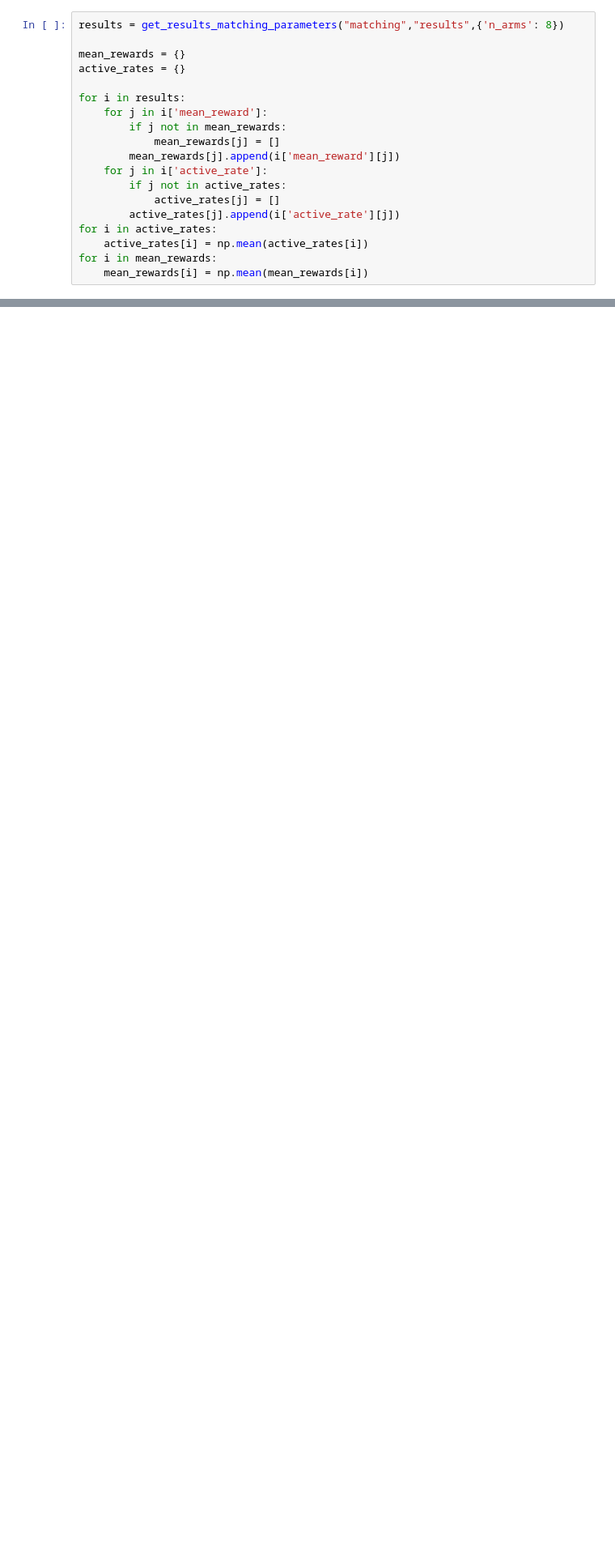
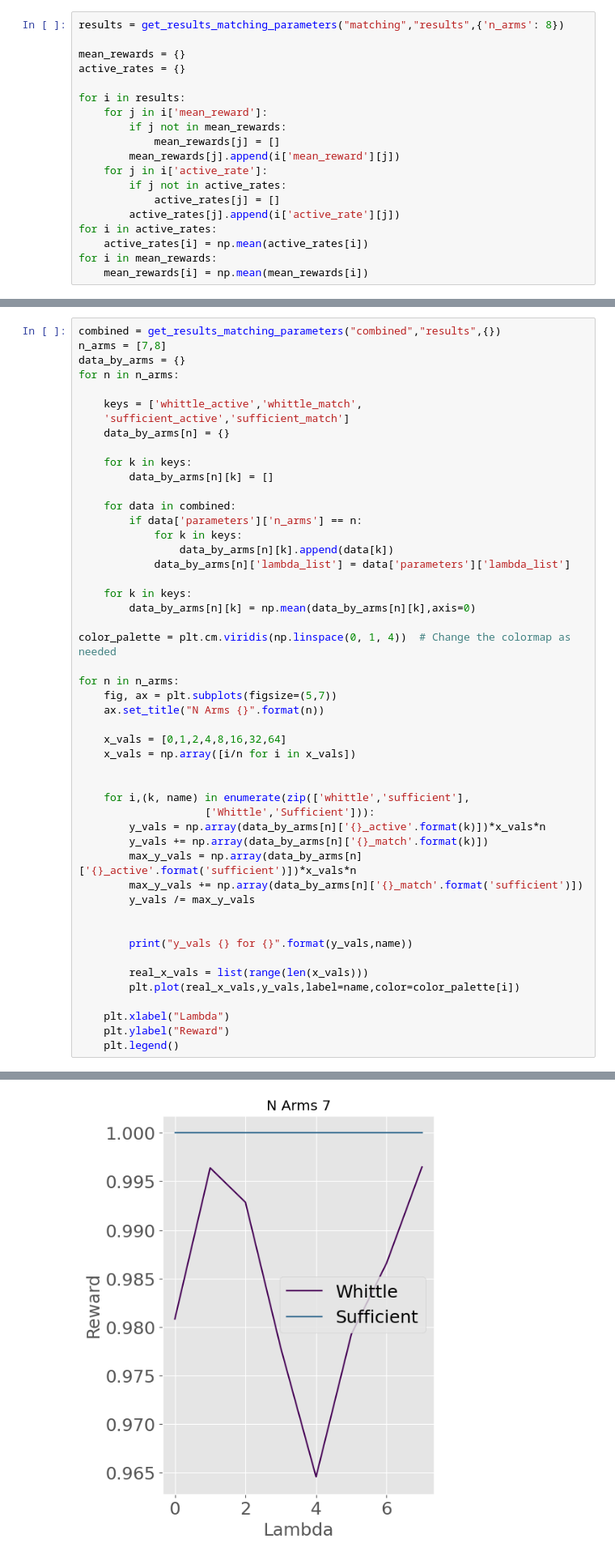
Before and after one commit to naveenr414/food-rescue-rmab, a Jupyter notebook: scripts/Plotting.ipynb, the cells around one changed output, grey strips where cells are left out. Shown at 81% size. Drawn from its saved outputs; the diff is of its cells as text; blank space fills up the shorter version.

```diff
--- a/scripts/Plotting.ipynb
+++ b/scripts/Plotting.ipynb
@@ -763,0 +906,50 @@ plt.savefig("../figures/matching/tradeoff_pareto.pdf")
+# %%
+combined = get_results_matching_parameters("combined","results",{})
+n_arms = [7,8]
+data_by_arms = {}
+for n in n_arms:
+
+    keys = ['whittle_active','whittle_match',
+    'sufficient_active','sufficient_match']
+    data_by_arms[n] = {}
+
+    for k in keys:
+        data_by_arms[n][k] = []
+
+    for data in combined:
+        if data['parameters']['n_arms'] == n:
+            for k in keys:
+                data_by_arms[n][k].append(data[k])
+            data_by_arms[n]['lambda_list'] = data['parameters']['lambda_list']
+
+    for k in keys:
+        data_by_arms[n][k] = np.mean(data_by_arms[n][k],axis=0)
+
+color_palette = plt.cm.viridis(np.linspace(0, 1, 4))  # Change the colormap as needed
+
+for n in n_arms:
+    fig, ax = plt.subplots(figsize=(5,7))
+    ax.set_title("N Arms {}".format(n))
+
+    x_vals = [0,1,2,4,8,16,32,64]
+    x_vals = np.array([i/n for i in x_vals])
+
+
+    for i,(k, name) in enumerate(zip(['whittle','sufficient'],
+                    ['Whittle','Sufficient'])):
+        y_vals = np.array(data_by_arms[n]['{}_active'.format(k)])*x_vals*n
+        y_vals += np.array(data_by_arms[n]['{}_match'.format(k)])
+        max_y_vals = np.array(data_by_arms[n]['{}_active'.format('sufficient')])*x_vals*n
+        max_y_vals += np.array(data_by_arms[n]['{}_match'.format('sufficient')])
+        y_vals /= max_y_vals
+
+
+        print("y_vals {} for {}".format(y_vals,name))
+
+        real_x_vals = list(range(len(x_vals)))
+        plt.plot(real_x_vals,y_vals,label=name,color=color_palette[i])
+
+    plt.xlabel("Lambda")
+    plt.ylabel("Reward")
+    plt.legend()
+# %% [output]
@@ -763,0 +962 @@ plt.savefig("../figures/matching/tradeoff_pareto.pdf")
+[figure, added]
```
Also changed, not shown: parts of 5 cells of this notebook, 7 other files.
